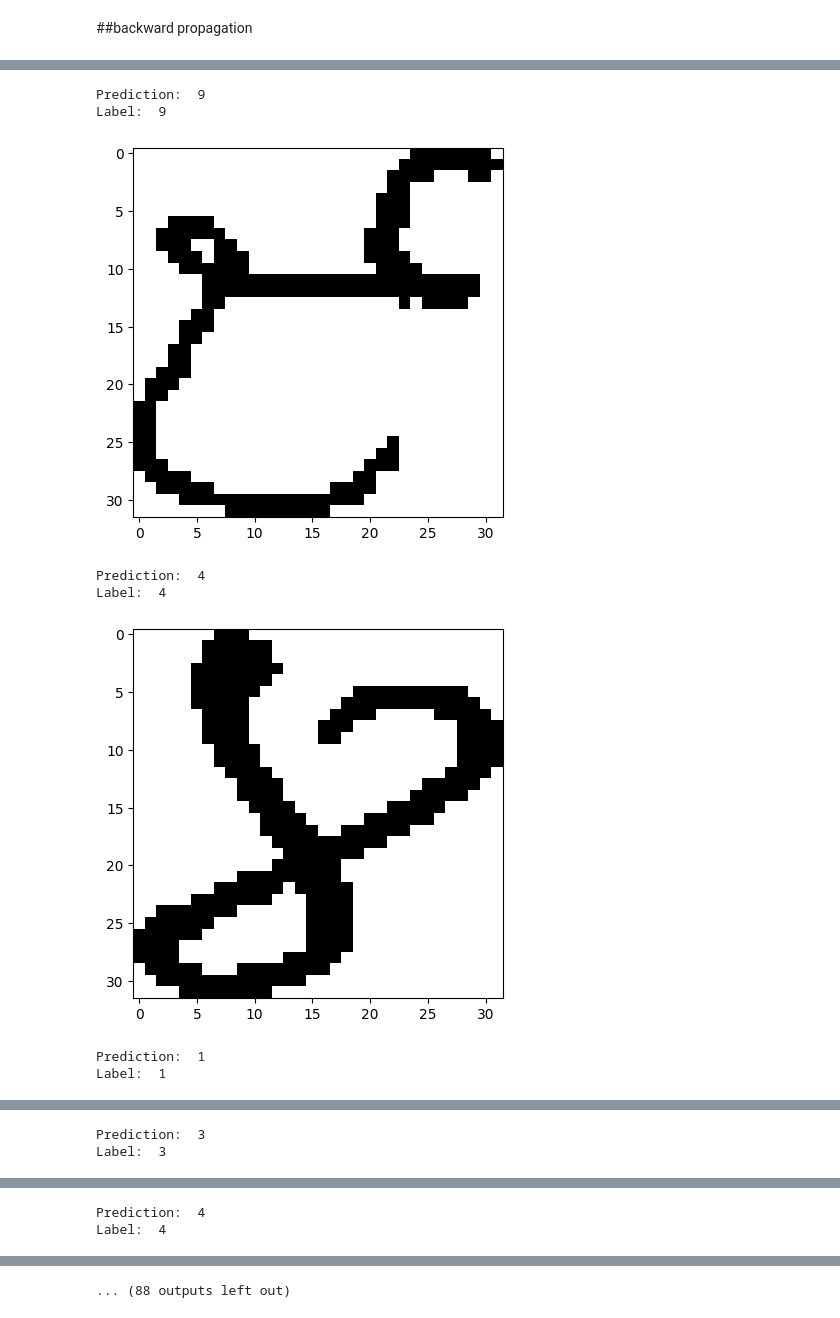
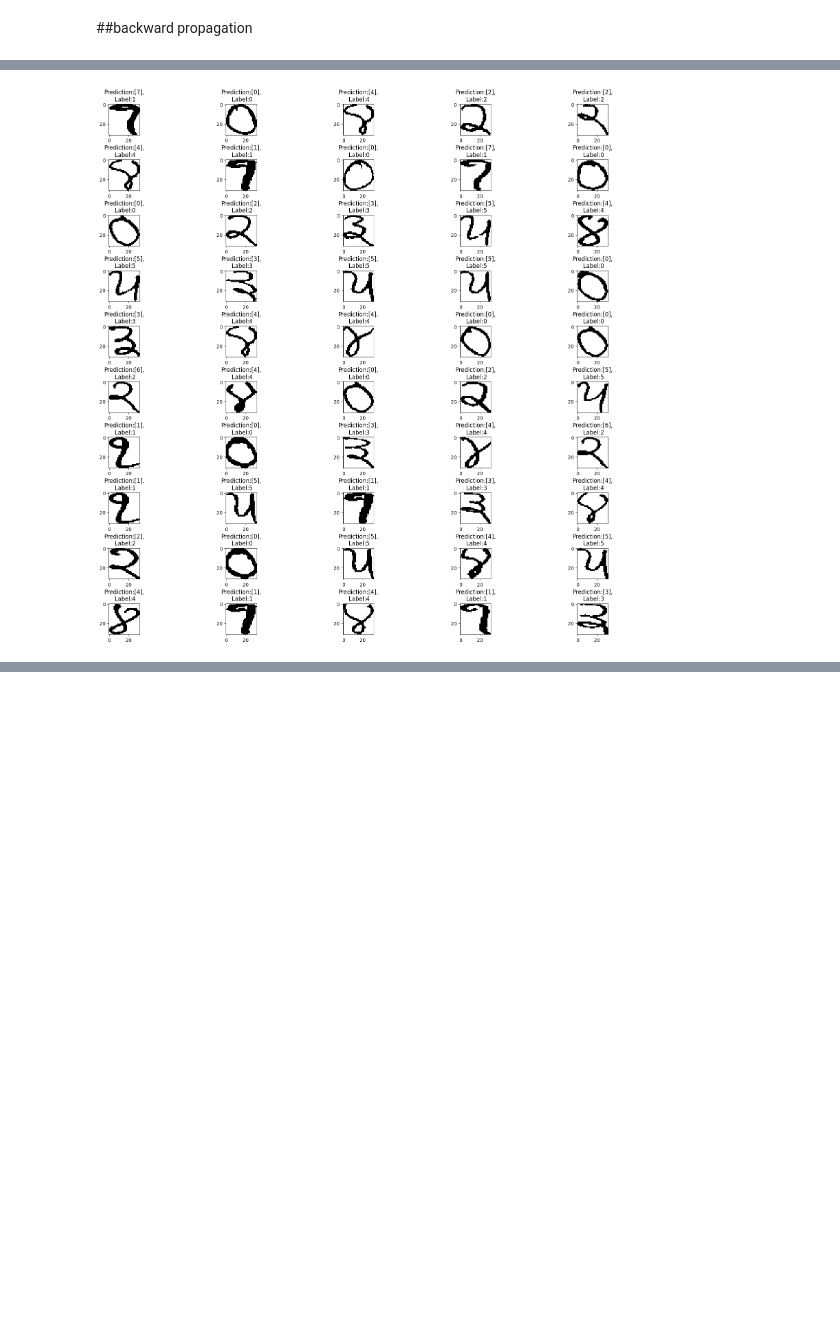
Before and after one commit to siddharthapramanik771/Gurmukhi-Handwritten-Digit-Classification, a Jupyter notebook: Gurmukhi_Handwritten_Digit_Classification.ipynb, the cells around one changed output, grey strips where cells are left out. Cells and saved outputs as stored; diff of their text form; code cells hidden in the pictures; blank space fills up the shorter version.

```diff
--- a/Gurmukhi_Handwritten_Digit_Classification.ipynb
+++ b/Gurmukhi_Handwritten_Digit_Classification.ipynb
@@ -81,0 +57,4 @@ shuffling train data
+# %%
+# change the path to the original path of the data , the data is given in the same directory in github
+data = Image_data('handwritten_data')
+data.data_processing()
@@ -195,25 +190,22 @@ test accuracy 0.9213483146067416
 # %%
-def test_prediction(index):
+def test_prediction(index,i,j):
     current_image = data.test_X[:, index, None]
     prediction = model.get_predictions(data.test_X[:, index, None])
     label = data.test_Y[index]
-    print("Prediction: ", prediction[0])
-    print("Label: ", label)
-
+    # print("Prediction: ", prediction[0])
+    # print("Label: ", label)
+    plt.rcParams['figure.figsize'] = [20, 20]
+    plt.subplots_adjust(wspace=0.8, hspace=0.8)
     current_image = current_image.reshape((32, 32)) * 255
     plt.gray()
+    plt.subplot(10,5,i)
     plt.imshow(current_image, interpolation='nearest')
-    plt.show()
+    plt.title(f'Prediction:{prediction},\n Label:{label}')
+    if i == j :
+      plt.show()
 # %%
 result  = []
 for i in range(50):
-  test_prediction(np.random.randint(100))
+  test_prediction(np.random.randint(100),i+1,50)
 # %% [output]
-Prediction:  9
-Label:  9
-[figure, old version]
+[figure, new version]
-Prediction:  4
-Label:  4
-[figure, removed]
-Prediction:  1
-Label:  1
@@ -221,2 +211,0 @@ Label:  1
-Prediction:  3
-Label:  3
@@ -224,2 +211,0 @@ Label:  3
-Prediction:  4
-Label:  4
@@ -230 +211,0 @@ Label:  1
-... (88 outputs left out)
```
Also changed, not shown: parts of 6 cells of this notebook, 2 other files.
